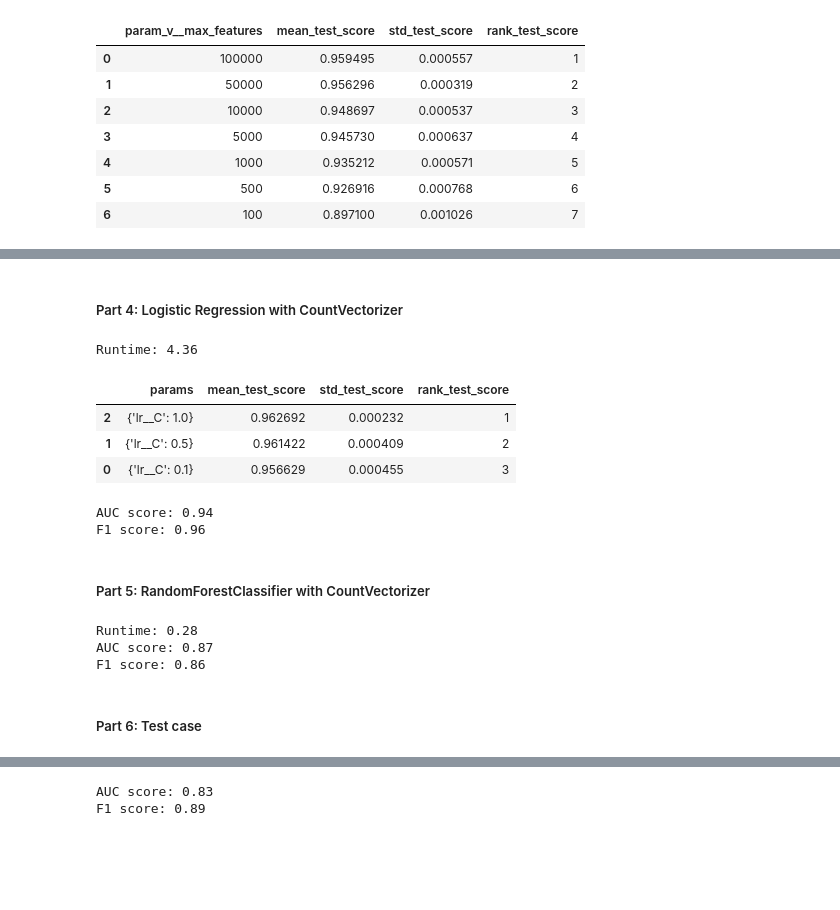
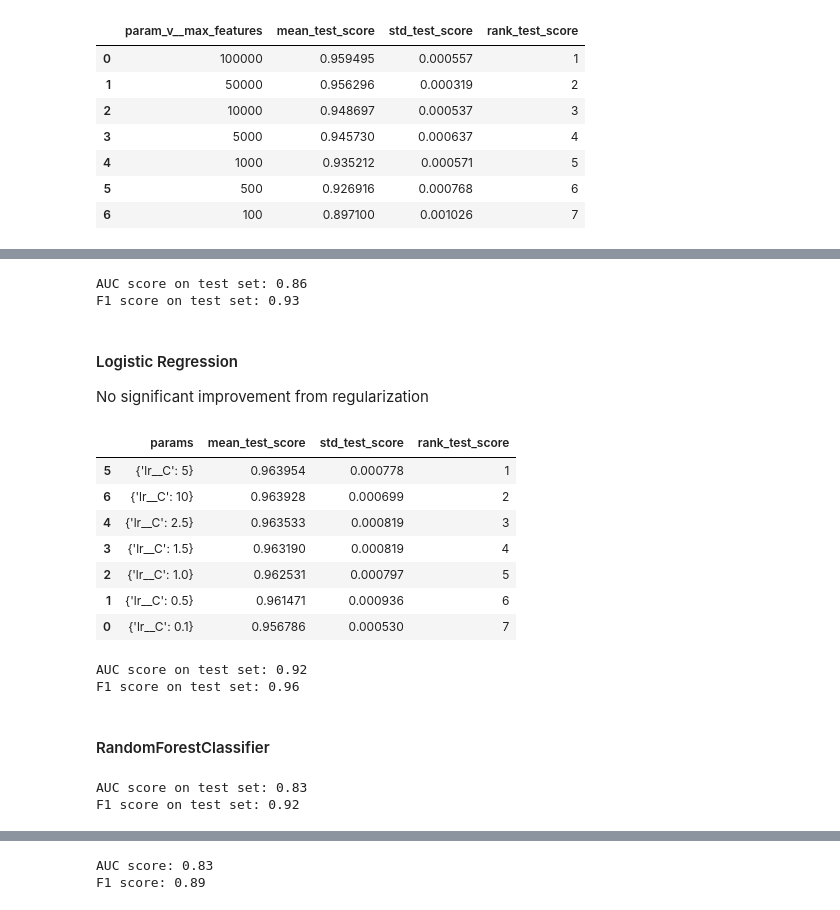
Before and after one commit to prarid/Product_Reviews_Feedback_Extraction, a Jupyter notebook: SentimentAnalysis_TopicModeling.ipynb, the cells around one changed output, grey strips where cells are left out. Drawn from its saved outputs; the diff is of its cells as text; code cells hidden in the pictures; blank space fills up the shorter version.

```diff
--- a/SentimentAnalysis_TopicModeling.ipynb
+++ b/SentimentAnalysis_TopicModeling.ipynb
@@ -28,9 +25,10 @@ We start by importing the necessary libraries and loading our dataset. Our colum
 import warnings
 warnings.filterwarnings("ignore")
 import pandas as pd
+pd.set_option('display.max_rows', None)
 import numpy as np
 import matplotlib.pyplot as plt
-import nltk
+
 from sklearn.model_selection import train_test_split, GridSearchCV
 from sklearn.feature_extraction.text import TfidfVectorizer, CountVectorizer
 from sklearn.naive_bayes import MultinomialNB
@@ -50,3 +48,12 @@ from textblob import TextBlob
 #VADER
 # !pip install vaderSentiment
 from vaderSentiment.vaderSentiment import SentimentIntensityAnalyzer
+
+#Topic Modeling
+from string import punctuation
+import nltk
+import spacy
+import en_core_web_sm
+nlp = en_core_web_sm.load()
+from sklearn.feature_extraction import text
+from sklearn.decomposition import LatentDirichletAllocation, NMF
@@ -143,11 +128,11 @@ Since text data cannot be used directly for predictive modeling, it is first con
 
 Hyperparameters for each of these vectorizers are tuned via the gridsearch function below and the performance of each is evaluated using a Multinomale Naive Bayes model as a baseline.
 # %%
-##tokenizing and vectorizing the text in the reviews
+##tokenizing and vectorizing the text in the reviews (base vectorizers)
 cvec =  CountVectorizer(stop_words = 'english', lowercase = True, token_pattern = r"\b[A-Za-z]{3,}\b") #excluding numeric/alphanumeric tokens
 tfvec = TfidfVectorizer(stop_words = 'english', lowercase = True, token_pattern = r"\b[A-Za-z]{3,}\b")
 
-def grid_search(pipe, params):
+def grid_search(pipe, params, X_train, y_train):
     gs = GridSearchCV(pipe, param_grid = params, scoring = "f1")
     gs.fit(X_train, y_train)
     return gs
@@ -325,52 +322,55 @@ F1 score on test set: 0.94
+# %%
+# https://scikit-learn.org/stable/modules/generated/sklearn.naive_bayes.MultinomialNB.html
+
+model = MultinomialNB().fit(X_train_cv_res, y_train_res)
+print(f"AUC score on test set: {roc_auc_score(model.predict(cvec.transform(X_test)),y_test).round(2)}")
+print(f"F1 score on test set: {f1_score(model.predict(cvec.transform(X_test)),y_test).round(2)}")
+# %% [output]
+AUC score on test set: 0.86
+F1 score on test set: 0.93
 # %% [markdown]
 #####
-##### <a name="part4">Part 4: Logistic Regression with CountVectorizer</a>
+#### <a name="lr">Logistic Regression</a>
+No significant improvement from regularization
 # %%
 # https://scikit-learn.org/stable/modules/generated/sklearn.linear_model.LogisticRegression.html
 
-params = {"lr__C": [0.1, 0.5, 1.0]}
+params = {"lr__C": [0.1, 0.5, 1.0, 1.5, 2.5, 5, 10]}
 cvec = CountVectorizer(stop_words = 'english', lowercase = True, token_pattern = r"\b[A-Za-z]{3,}\b",
                        min_df = 50, max_df = 0.75, max_features = 10000, ngram_range = (1,2))
 start_time = time.time()
 pipe = Pipeline([('v', cvec),('lr', LogisticRegression(max_iter = 1000))])
-lrcv = grid_search(pipe, params)
+lrcv = grid_search(pipe, params, X_train, y_train)
 print(f"Runtime: {round((time.time()-start_time)/60, 2)}")
 
 lrcv_results = pd.DataFrame(lrcv.cv_results_).sort_values("rank_test_score")
+lrcv_results.to_csv('lrcv_gridsearch_results.csv')
 lrcv_results[['params','mean_test_score', 'std_test_score', 'rank_test_score']]
 # %% [output]
-Runtime: 4.36
 |  | params | mean_test_score | std_test_score | rank_test_score |
-| 2 | {'lr__C': 1.0} | 0.962692 | 0.000232 | 1 |
-| 1 | {'lr__C': 0.5} | 0.961422 | 0.000409 | 2 |
-| 0 | {'lr__C': 0.1} | 0.956629 | 0.000455 | 3 |
+| 5 | {'lr__C': 5} | 0.963954 | 0.000778 | 1 |
+| 6 | {'lr__C': 10} | 0.963928 | 0.000699 | 2 |
+| 4 | {'lr__C': 2.5} | 0.963533 | 0.000819 | 3 |
+| 3 | {'lr__C': 1.5} | 0.963190 | 0.000819 | 4 |
+| 2 | {'lr__C': 1.0} | 0.962531 | 0.000797 | 5 |
+| 1 | {'lr__C': 0.5} | 0.961471 | 0.000936 | 6 |
+| 0 | {'lr__C': 0.1} | 0.956786 | 0.000530 | 7 |
 # %%
-lrcv_results.to_csv('lrcv_gridsearch_results.csv')
-print(f"AUC score: {roc_auc_score(lrcv.best_estimator_.predict(X_test), y_test).round(2)}")
-print(f"F1 score: {f1_score(lrcv.best_estimator_.predict(X_test), y_test).round(2)}")
+model = LogisticRegression(max_iter = 1000).fit(X_train_cv_res, y_train_res)
+print(f"AUC score on test set: {roc_auc_score(model.predict(cvec.transform(X_test)),y_test).round(2)}")
+print(f"F1 score on test set: {f1_score(model.predict(cvec.transform(X_test)),y_test).round(2)}")
 # %% [output]
-AUC score: 0.94
-F1 score: 0.96
+AUC score on test set: 0.92
+F1 score on test set: 0.96
 # %% [markdown]
 #####
-##### <a name="part5">Part 5: RandomForestClassifier with CountVectorizer</a>
+#### <a name="rf">RandomForestClassifier</a>
 # %%
 ##https://scikit-learn.org/stable/modules/generated/sklearn.ensemble.RandomForestClassifier.html
 
-cvec = CountVectorizer(stop_words = 'english', lowercase = True, token_pattern = r"\b[A-Za-z]{3,}\b",
-                       min_df = 50, max_df = 0.75, max_features = 10000, ngram_range = (1,2))
-start_time = time.time()
-pipe = Pipeline([('v', cvec),('lr', RandomForestClassifier(max_depth = 10))])
-
-rfcv = pipe.fit(X_train, y_train)
-print(f"Runtime: {round((time.time()-start_time)/60, 2)}")
-
-print(f"AUC score: {roc_auc_score(rfcv.predict(X_test), y_test).round(2)}")
-print(f"F1 score: {f1_score(rfcv.predict(X_test), y_test).round(2)}")
+model = RandomForestClassifier(max_depth = 10).fit(X_train_cv_res, y_train_res)
+print(f"AUC score on test set: {roc_auc_score(model.predict(cvec.transform(X_test)),y_test).round(2)}") #.88
+print(f"F1 score on test set: {f1_score(model.predict(cvec.transform(X_test)),y_test).round(2)}") #.94
 # %% [output]
-Runtime: 0.28
-AUC score: 0.87
-F1 score: 0.86
+AUC score on test set: 0.83
+F1 score on test set: 0.92
-# %% [markdown]
-#####
-##### <a name="part6">Part 6: Test case</a>
```
Also changed, not shown: parts of 46 cells of this notebook.
